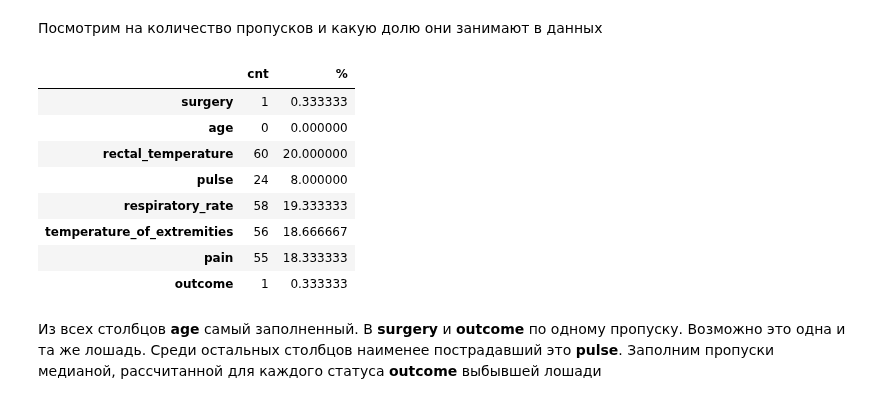
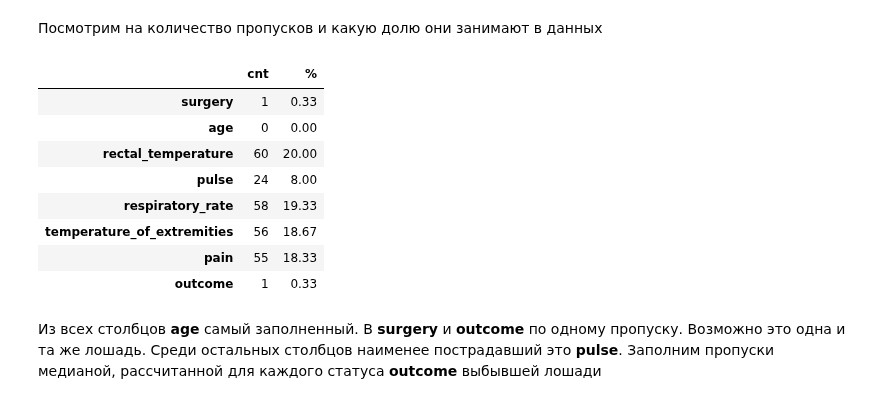
Before and after one commit to choodnovsky/Neto_DEGP-12, a Jupyter notebook: dz_3.01.ipynb, the cells around one changed output. Saved outputs shown, nothing was run; the diff lists cells and outputs as text; code cells hidden in the pictures.

```diff
--- a/dz_3.01.ipynb
+++ b/dz_3.01.ipynb
@@ -151,18 +151,18 @@ def print_missing_data(df):
 # %%
 pd.concat([
     df.isna().sum().rename('cnt'),
-    (df.isna().sum() / df.isna().count() * 100).rename('%')],
+    round((df.isna().mean() * 100),2).rename('%')],
     axis=1)
 # %% [output]
 |  | cnt | % |
-| surgery | 1 | 0.333333 |
-| age | 0 | 0.000000 |
-| rectal_temperature | 60 | 20.000000 |
-| pulse | 24 | 8.000000 |
-| respiratory_rate | 58 | 19.333333 |
-| temperature_of_extremities | 56 | 18.666667 |
-| pain | 55 | 18.333333 |
-| outcome | 1 | 0.333333 |
+| surgery | 1 | 0.33 |
+| age | 0 | 0.00 |
+| rectal_temperature | 60 | 20.00 |
+| pulse | 24 | 8.00 |
+| respiratory_rate | 58 | 19.33 |
+| temperature_of_extremities | 56 | 18.67 |
+| pain | 55 | 18.33 |
+| outcome | 1 | 0.33 |
 # %% [markdown]
 Из всех столбцов __age__ самый заполненный. В __surgery__ и __outcome__ по одному пропуску. Возможно это одна и та же лошадь. Среди остальных столбцов наименее пострадавший это __pulse__. Заполним пропуски медианой, рассчитанной для каждого статуса __outcome__ выбывшей лошади
 # %%
```
Also changed, not shown: parts of 1 cell of this notebook.
